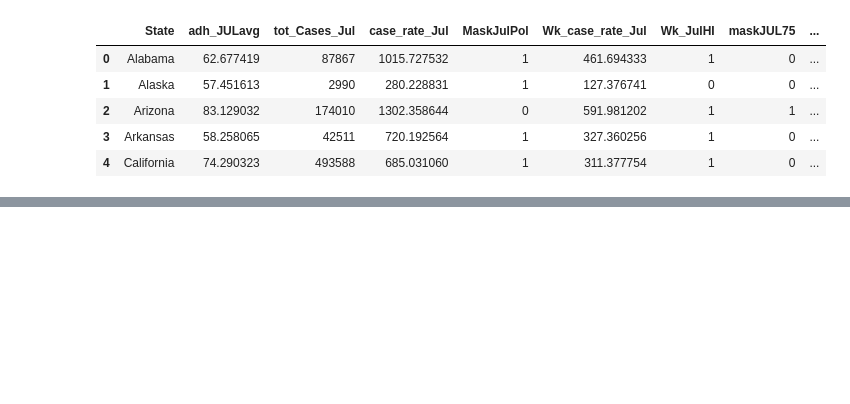
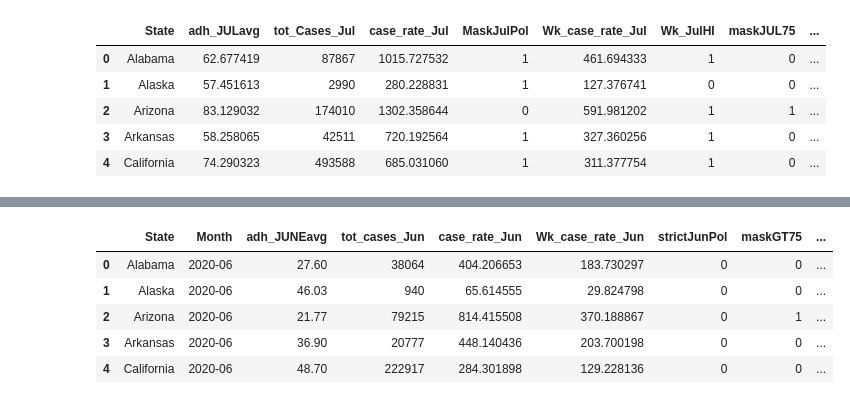
Before and after one commit to michael-sorensen/ETL-Project, a Jupyter notebook: Final_ETL.ipynb, the cells around one changed output, grey strips where cells are left out. Cells and saved outputs as stored; diff of their text form; code cells hidden in the pictures; blank space fills up the shorter version.

```diff
--- a/Final_ETL.ipynb
+++ b/Final_ETL.ipynb
@@ -121,0 +131,9 @@ cities_data_df.to_csv('Output_Data/cities_df.csv', index = False)
+# %%
+pd.read_sql_query('select * from june', con=engine).head()
+# %% [output]
+|  | State | Month | adh_JUNEavg | tot_cases_Jun | case_rate_Jun | Wk_case_rate_Jun | strictJunPol | maskGT75 | ... |
+| 0 | Alabama | 2020-06 | 27.60 | 38064 | 404.206653 | 183.730297 | 0 | 0 | ... |
+| 1 | Alaska | 2020-06 | 46.03 | 940 | 65.614555 | 29.824798 | 0 | 0 | ... |
+| 2 | Arizona | 2020-06 | 21.77 | 79215 | 814.415508 | 370.188867 | 0 | 1 | ... |
+| 3 | Arkansas | 2020-06 | 36.90 | 20777 | 448.140436 | 203.700198 | 0 | 0 | ... |
+| 4 | California | 2020-06 | 48.70 | 222917 | 284.301898 | 129.228136 | 0 | 0 | ... |
```
Also changed, not shown: parts of 11 cells of this notebook.
